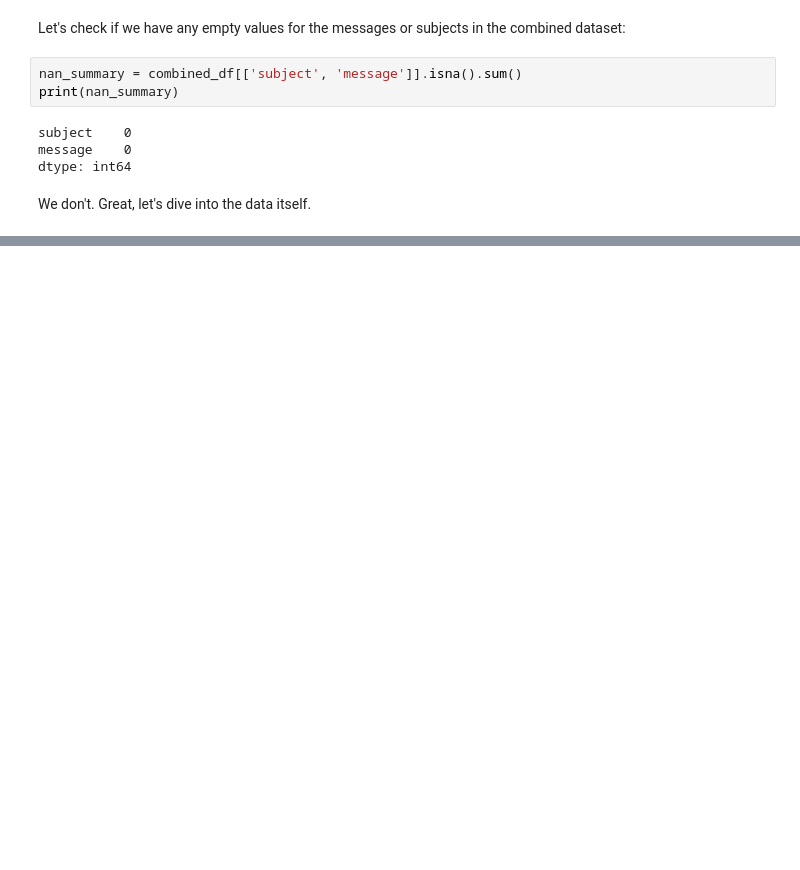
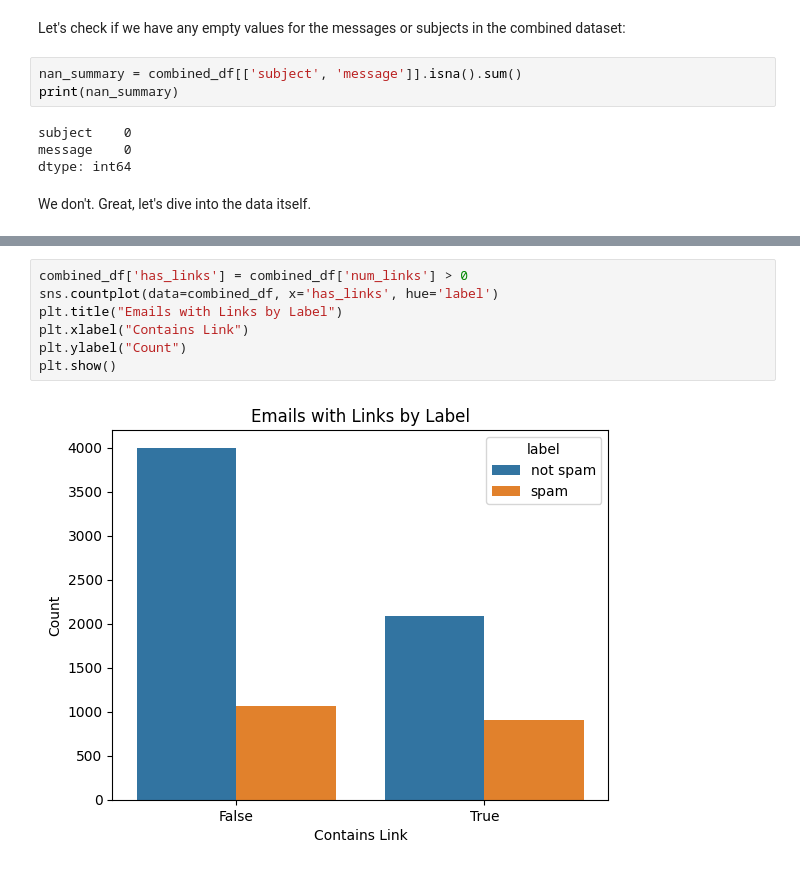
Before and after one commit to KaloyanRakov/Spam-Email-Classifier, a Jupyter notebook: Notebooks/Spam Email Classifier.ipynb, the cells around one changed output, grey strips where cells are left out. Saved outputs shown, nothing was run; the diff lists cells and outputs as text; blank space fills up the shorter version.

```diff
--- a/Notebooks/Spam Email Classifier.ipynb
+++ b/Notebooks/Spam Email Classifier.ipynb
@@ -217,0 +246,9 @@ We don't. Great, let's dive into the data itself.
+# %%
+combined_df['has_links'] = combined_df['num_links'] > 0
+sns.countplot(data=combined_df, x='has_links', hue='label')
+plt.title("Emails with Links by Label")
+plt.xlabel("Contains Link")
+plt.ylabel("Count")
+plt.show()
+# %% [output]
+[figure, added]
```
Also changed, not shown: parts of 6 cells of this notebook, 3 other files.
